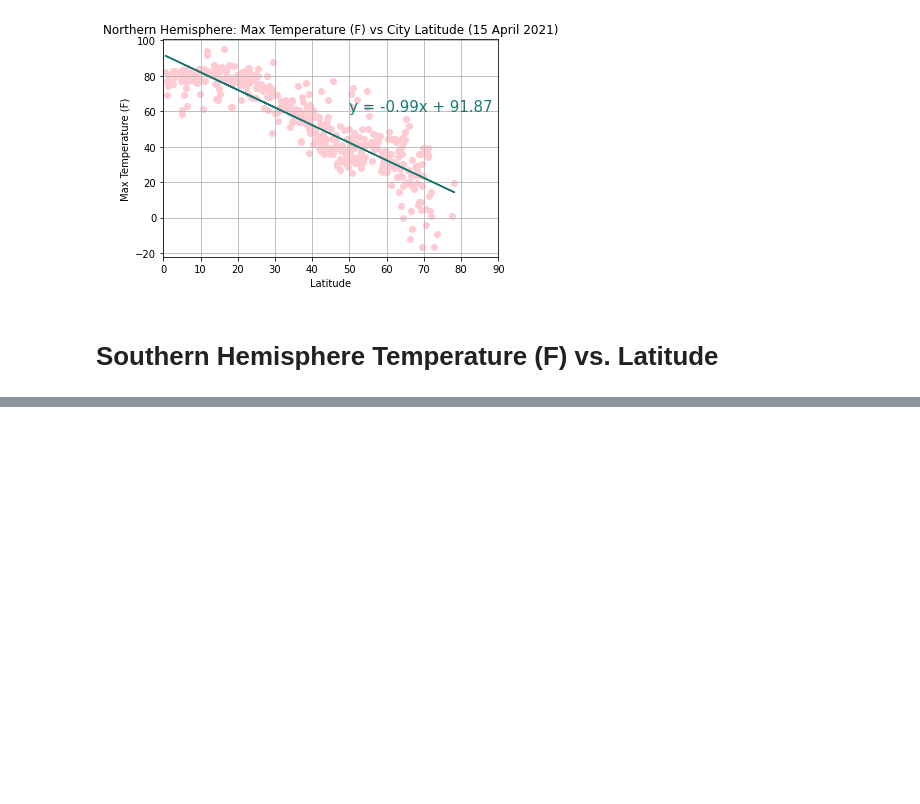
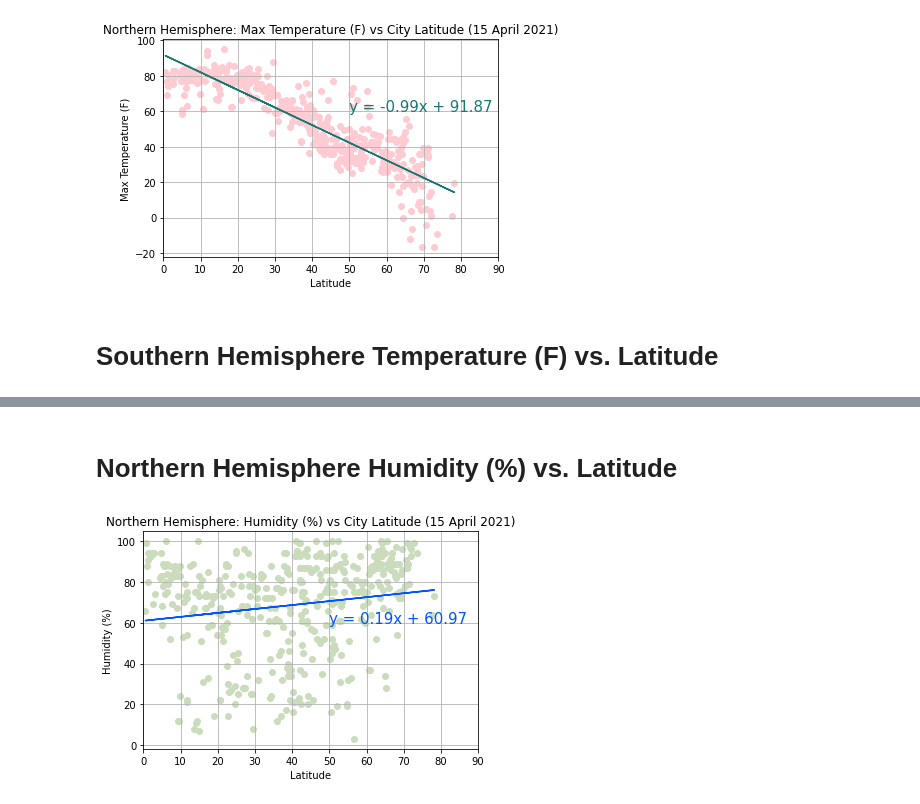
Before and after one commit to zarzarbinks0702/Global-Weather-Analysis, a Jupyter notebook: WeatherPy/WeatherPy.ipynb, the cells around one changed output, grey strips where cells are left out. Drawn from its saved outputs; the diff is of its cells as text; code cells hidden in the pictures; blank space fills up the shorter version.

```diff
--- a/WeatherPy/WeatherPy.ipynb
+++ b/WeatherPy/WeatherPy.ipynb
@@ -376,0 +377,30 @@ plt.show()
+# %% [markdown]
+# Northern Hemisphere Humidity (%) vs. Latitude
+# %%
+#linear regression points (using hn to denote northern humidity)
+(hn_slope, hn_int, hn_r, hn_p, hn_stderr) = linregress(n_lat, n_humids)
+#calculating regress values
+hn_regress = n_lat * hn_slope + hn_int
+#writing the line equation
+hn_eq = f"y = {str(round(hn_slope, 2))}x + {str(round(hn_int, 2))}"
+
+#creating the temp vs lat plot
+plt.scatter(n_lat, n_humids, color="#cbdcbd")
+#setting plot properties
+plt.title("Northern Hemisphere: Humidity (%) vs City Latitude (15 April 2021)")
+plt.xlabel("Latitude")
+plt.ylabel("Humidity (%)")
+plt.xlim([0, 90])
+plt.grid()
+
+#plotting linear regression line
+plt.plot(n_lat, hn_regress, color="#0055ff")
+#setting properties for the regression line
+plt.annotate(hn_eq,(50, 60), fontsize=15, color="#0055ff")
+
+#save the figure as a png file
+plt.savefig("output_data/north_humidity_vs_lat_15April2021.png")
+
+plt.show()
+# %% [output]
+[figure, added]
```
Also changed, not shown: parts of 3 cells of this notebook, 2 other files.
